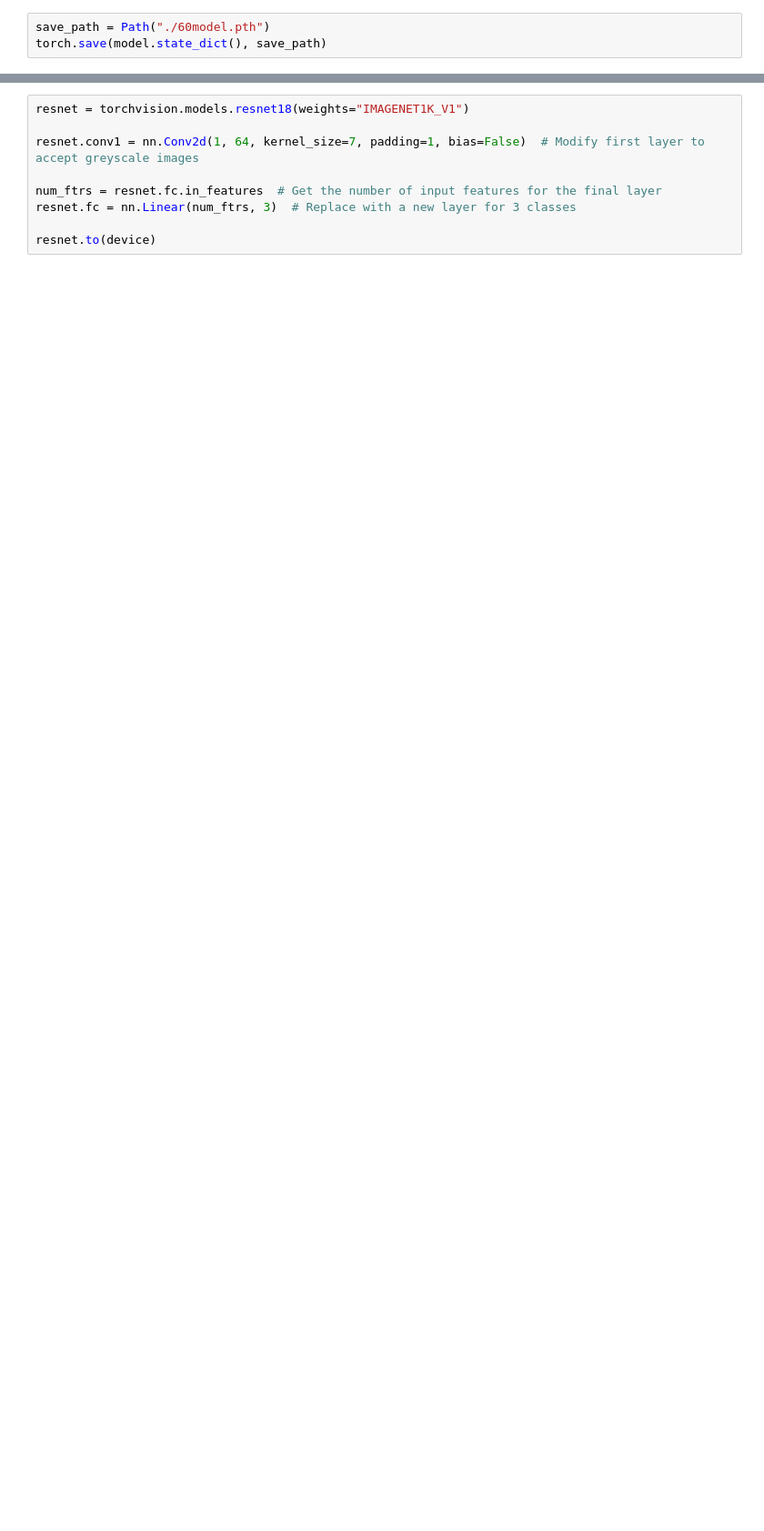
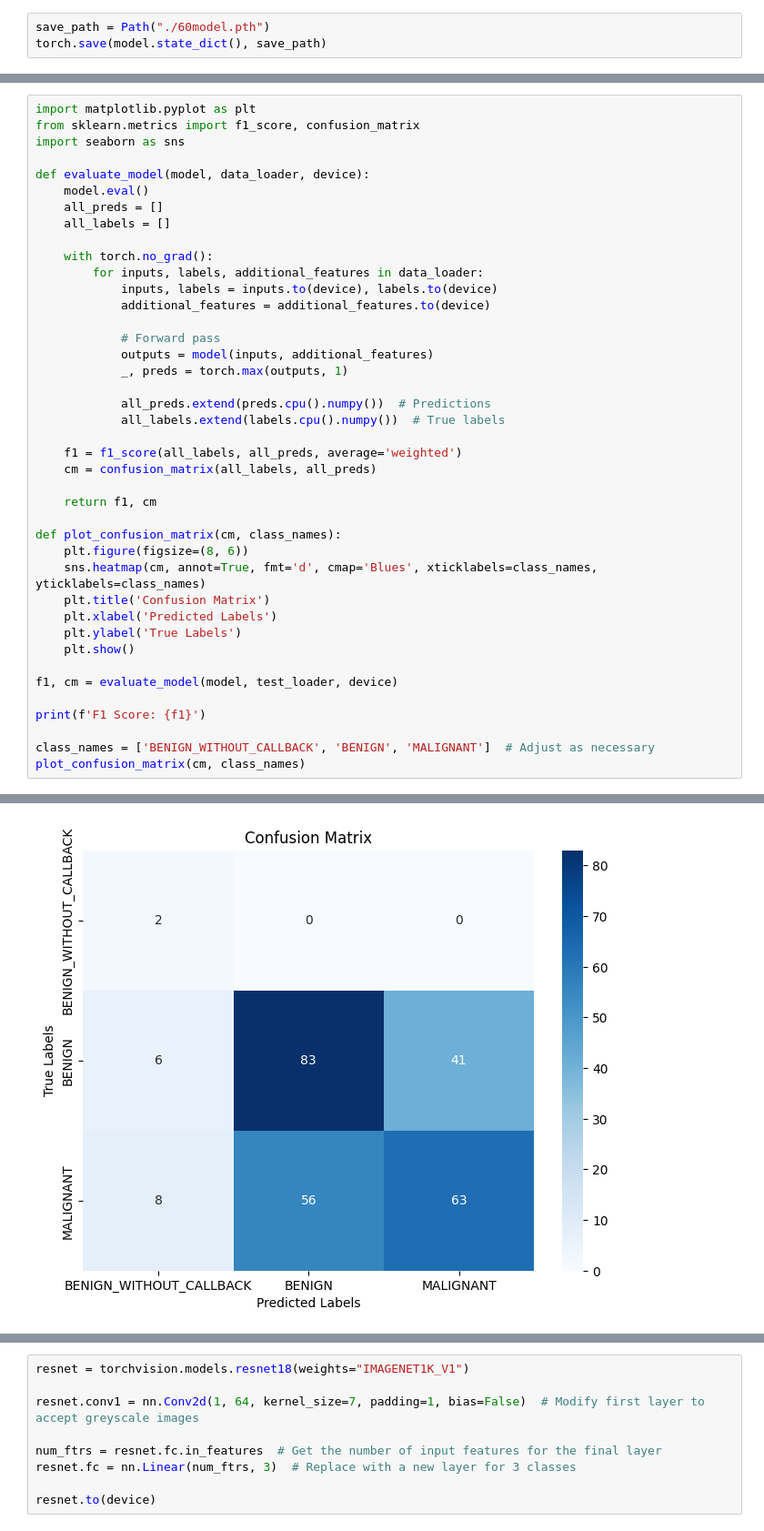
Before and after one commit to xulixa/Breast-cancer-identification, a Jupyter notebook: train_model.ipynb, the cells around one changed output, grey strips where cells are left out. Shown at 91% size. Drawn from its saved outputs; the diff is of its cells as text; blank space fills up the shorter version.

Commit message:
Dodana evaluacija modela, f1 score i konf. matrica

```diff
--- a/train_model.ipynb
+++ b/train_model.ipynb
@@ -376,0 +393,42 @@ torch.save(model.state_dict(), save_path)
+# %%
+import matplotlib.pyplot as plt
+from sklearn.metrics import f1_score, confusion_matrix
+import seaborn as sns
+
+def evaluate_model(model, data_loader, device):
+    model.eval()
+    all_preds = []
+    all_labels = []
+
+    with torch.no_grad():
+        for inputs, labels, additional_features in data_loader:
+            inputs, labels = inputs.to(device), labels.to(device)
+            additional_features = additional_features.to(device)
+
+            # Forward pass
+            outputs = model(inputs, additional_features)
+            _, preds = torch.max(outputs, 1)
+
+            all_preds.extend(preds.cpu().numpy())  # Predictions
+            all_labels.extend(labels.cpu().numpy())  # True labels
+
+    f1 = f1_score(all_labels, all_preds, average='weighted')
+    cm = confusion_matrix(all_labels, all_preds)
+
+    return f1, cm
+
+def plot_confusion_matrix(cm, class_names):
+    plt.figure(figsize=(8, 6))
+    sns.heatmap(cm, annot=True, fmt='d', cmap='Blues', xticklabels=class_names, yticklabels=class_names)
+    plt.title('Confusion Matrix')
+    plt.xlabel('Predicted Labels')
+    plt.ylabel('True Labels')
+    plt.show()
+
+f1, cm = evaluate_model(model, test_loader, device)
+
+print(f'F1 Score: {f1}')
+
+class_names = ['BENIGN_WITHOUT_CALLBACK', 'BENIGN', 'MALIGNANT']  # Adjust as necessary
+plot_confusion_matrix(cm, class_names)
+# %% [output]
@@ -377 +436,2 @@ torch.save(model.state_dict(), save_path)
+[figure, added]
 # %% [markdown]
```
Also changed, not shown: parts of 5 cells of this notebook.
